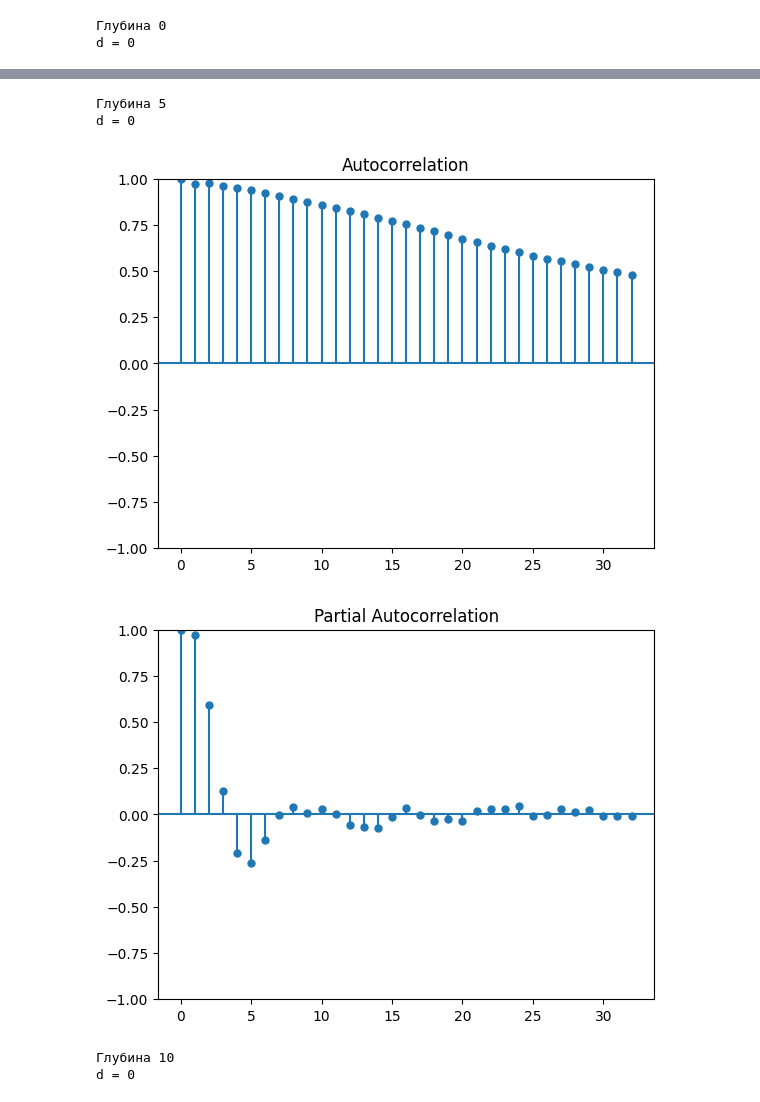
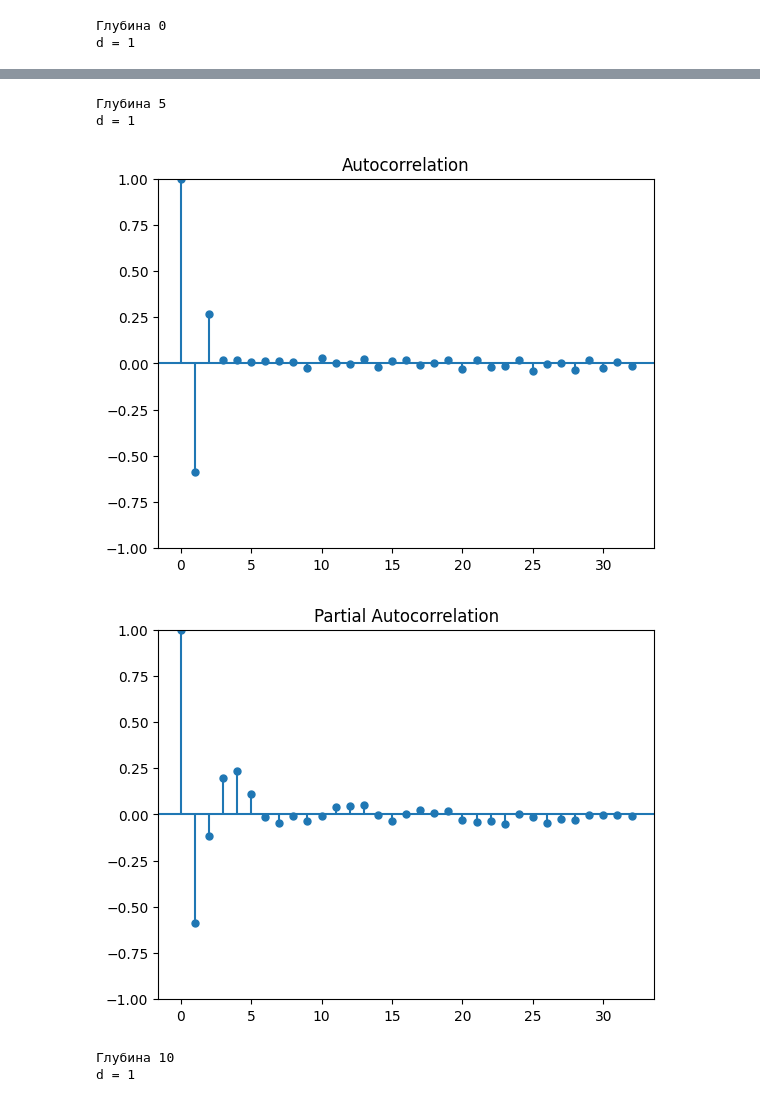
Before and after one commit to mefodyvaulin/ml-salekhard, a Jupyter notebook: furier_arima/researching.ipynb, the cells around one changed output, grey strips where cells are left out. Saved outputs shown, nothing was run; the diff lists cells and outputs as text; code cells hidden in the pictures.

```diff
--- a/furier_arima/researching.ipynb
+++ b/furier_arima/researching.ipynb
@@ -14,7 +14,7 @@ for depth in depths:
     seasonal = df_train_decomposed[f'48-1 ({depth}) seasonal']
     train_seasonless = train - seasonal
 
-    d = pm.arima.ndiffs(train_seasonless, test='adf')
+    d = pm.arima.ndiffs(train_seasonless, test='kpss')
     print(f'd = {d}')
     if d > 0:
         train_seasonless = pm.utils.diff(train_seasonless, differences=d)
@@ -23,4 +23,4 @@ for depth in depths:
     pm.utils.plot_pacf(train_seasonless)
 # %% [output]
 Глубина 0
-d = 0
+d = 1
@@ -29,6 +29,6 @@ d = 0
 Глубина 5
-d = 0
+d = 1
-[figure, old version]
+[figure, new version]
-[figure, old version]
+[figure, new version]
 Глубина 10
-d = 0
+d = 1
```
Also changed, not shown: parts of 1 cell of this notebook, 20 other files.
